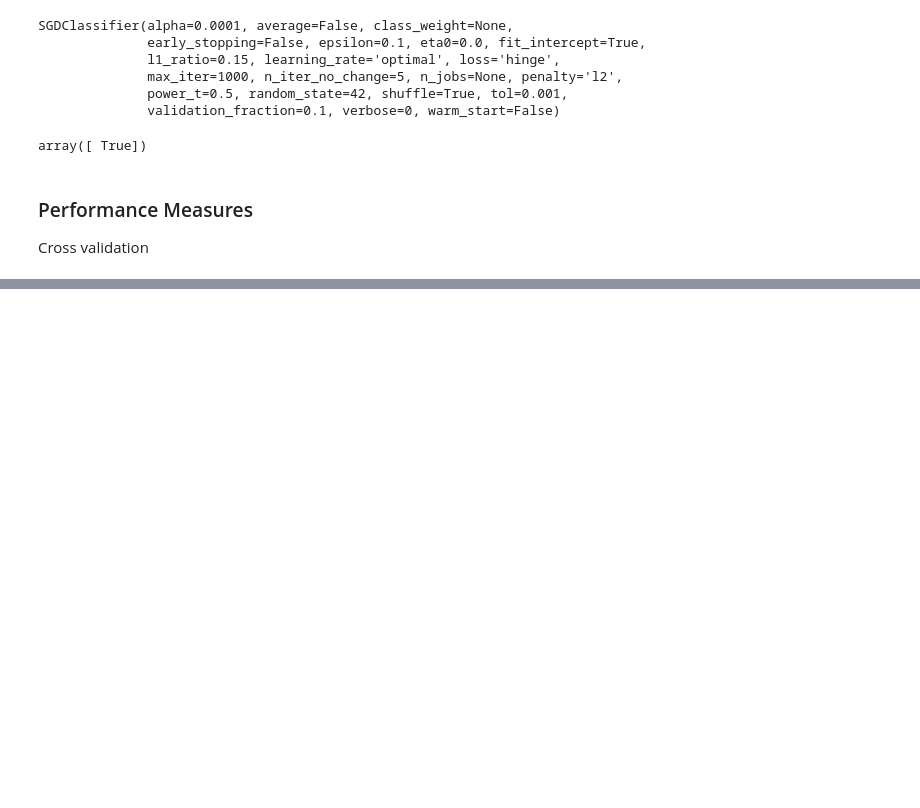
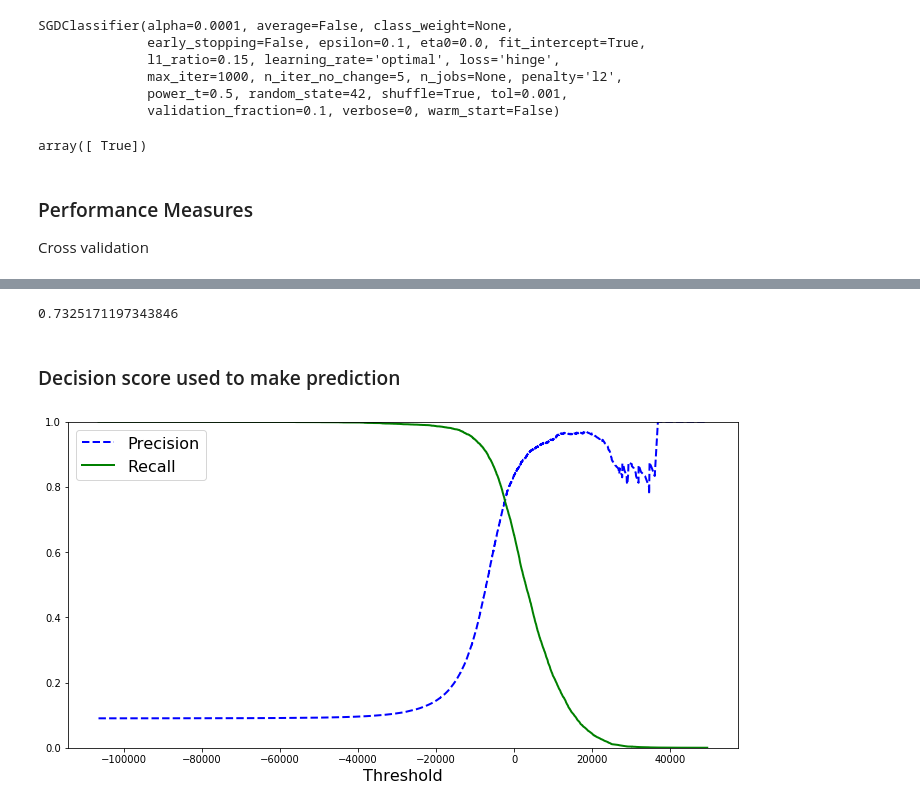
Before and after one commit to KaiFormosa/MNIST_Classification, a Jupyter notebook: MNIST_Classification.ipynb, the cells around one changed output, grey strips where cells are left out. Cells and saved outputs as stored; diff of their text form; code cells hidden in the pictures; blank space fills up the shorter version.

```diff
--- a/MNIST_Classification.ipynb
+++ b/MNIST_Classification.ipynb
@@ -69,0 +124,26 @@ Cross validation
+# %%
+from sklearn.metrics import f1_score
+f1_score(y_train_5, y_train_pred)
+# %% [output]
+0.7325171197343846
+# %% [markdown]
+### Decision score used to make prediction
+# %%
+y_scores = cross_val_predict(sgd_clf, X_train, y_train_5, cv=3, method='decision_function')
+# %%
+from sklearn.metrics import precision_recall_curve
+
+precisions, recalls, thresholds = precision_recall_curve(y_train_5, y_scores)
+# %%
+def plot_precision_recall_vs_threshold(precisions, recalls, thresholds):
+    plt.plot(thresholds, precisions[:-1], "b--", label="Precision", linewidth=2)
+    plt.plot(thresholds, recalls[:-1], "g-", label="Recall", linewidth=2)
+    plt.xlabel("Threshold", fontsize=16)
+    plt.legend(loc="upper left", fontsize=16)
+    plt.ylim([0, 1])
+# %%
+plt.figure(figsize=(12, 6))
+plot_precision_recall_vs_threshold(precisions, recalls, thresholds)
+plt.show()
+# %% [output]
+[figure, added]
```
Also changed, not shown: parts of 23 cells of this notebook.
